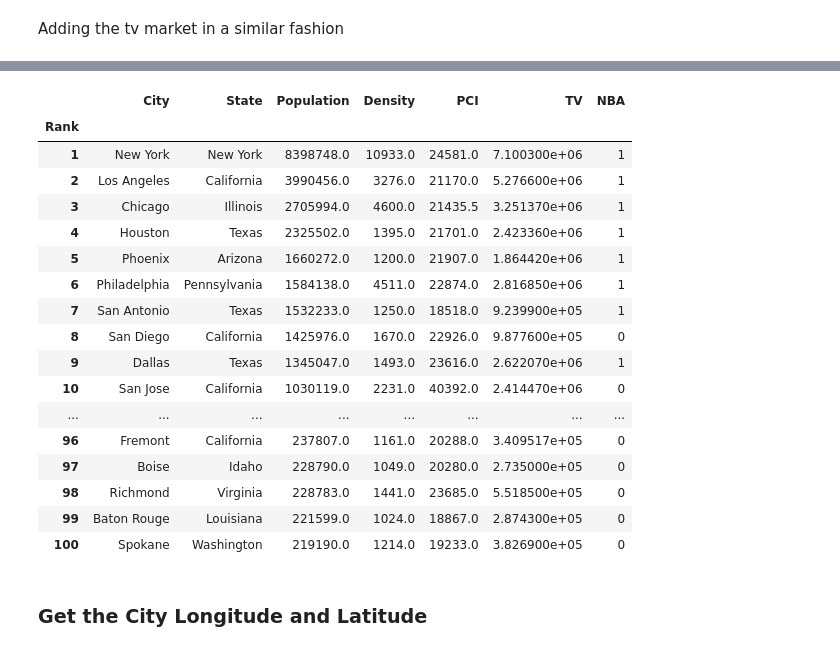
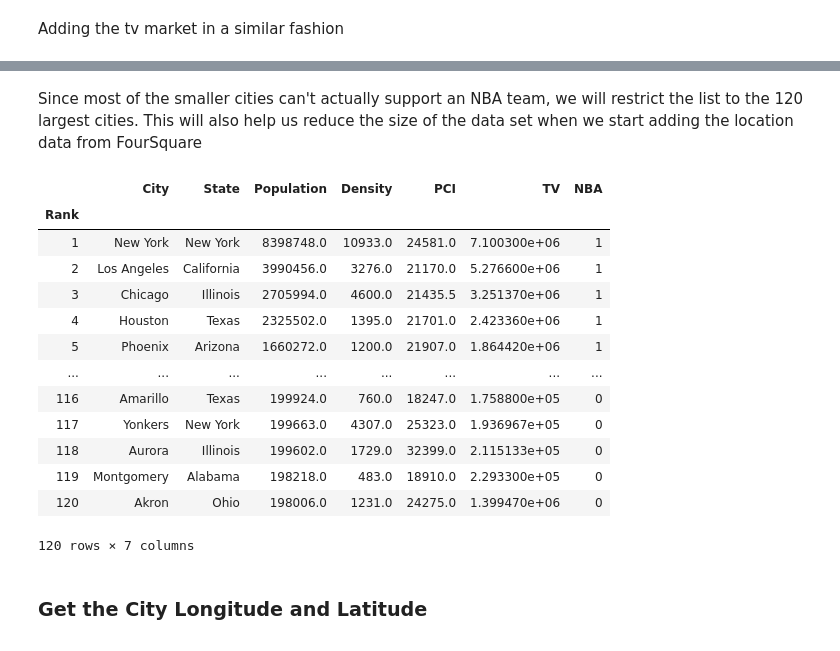
Before and after one commit to dchaas/Coursera_Capstone, a Jupyter notebook: Find_the_next_NBA_City.ipynb, the cells around one changed output, grey strips where cells are left out. Drawn from its saved outputs; the diff is of its cells as text; code cells hidden in the pictures.

```diff
--- a/Find_the_next_NBA_City.ipynb
+++ b/Find_the_next_NBA_City.ipynb
@@ -556,6 +507,16 @@ df_data.NBA.value_counts()
 # set outlier manually (Golden State = San Francisco)
 cols = df_data['City']=='San Francisco'
 df_data.loc[cols,'NBA']=1
+# set outlier manually (Utah = Salt Lake City)
+cols = df_data['City']=='Salt Lake City'
+df_data.loc[cols,'NBA']=1
+# set outlier manually (Minnesota = Minneapolis)
+cols = df_data['City']=='Minneapolis'
+df_data.loc[cols,'NBA']=1
+# set outlier manually (Indiana = Indianapolis)
+cols = df_data['City']=='Indianapolis'
+df_data.loc[cols,'NBA']=1
+
 df_data
 # %% [output]
 |  | City | State | Population | Density | PCI | TV | NBA |
@@ -579,27 +536,25 @@ df_data
+# %% [markdown]
+Since most of the smaller cities can't actually support an NBA team, we will restrict the list to the 120 largest cities. This will also help us reduce the size of the data set when we start adding the location data from FourSquare
 # %%
-# take only the top 100 largest cities to both reduce data size and the realization that small cities
+# take only the top 120 largest cities to both reduce data size and the realization that small cities
 # won't be able support an NBA franchse
-city_data = df_data.iloc[0:100]
+city_data = df_data.iloc[0:120]
 city_data
 # %% [output]
 |  | City | State | Population | Density | PCI | TV | NBA |
 | Rank |  |  |  |  |  |  |  |
 | 1 | New York | New York | 8398748.0 | 10933.0 | 24581.0 | 7.100300e+06 | 1 |
 | 2 | Los Angeles | California | 3990456.0 | 3276.0 | 21170.0 | 5.276600e+06 | 1 |
 | 3 | Chicago | Illinois | 2705994.0 | 4600.0 | 21435.5 | 3.251370e+06 | 1 |
 | 4 | Houston | Texas | 2325502.0 | 1395.0 | 21701.0 | 2.423360e+06 | 1 |
 | 5 | Phoenix | Arizona | 1660272.0 | 1200.0 | 21907.0 | 1.864420e+06 | 1 |
-| 6 | Philadelphia | Pennsylvania | 1584138.0 | 4511.0 | 22874.0 | 2.816850e+06 | 1 |
-| 7 | San Antonio | Texas | 1532233.0 | 1250.0 | 18518.0 | 9.239900e+05 | 1 |
-| 8 | San Diego | California | 1425976.0 | 1670.0 | 22926.0 | 9.877600e+05 | 0 |
-| 9 | Dallas | Texas | 1345047.0 | 1493.0 | 23616.0 | 2.622070e+06 | 1 |
-| 10 | San Jose | California | 1030119.0 | 2231.0 | 40392.0 | 2.414470e+06 | 0 |
 | ... | ... | ... | ... | ... | ... | ... | ... |
-| 96 | Fremont | California | 237807.0 | 1161.0 | 20288.0 | 3.409517e+05 | 0 |
-| 97 | Boise | Idaho | 228790.0 | 1049.0 | 20280.0 | 2.735000e+05 | 0 |
-| 98 | Richmond | Virginia | 228783.0 | 1441.0 | 23685.0 | 5.518500e+05 | 0 |
-| 99 | Baton Rouge | Louisiana | 221599.0 | 1024.0 | 18867.0 | 2.874300e+05 | 0 |
-| 100 | Spokane | Washington | 219190.0 | 1214.0 | 19233.0 | 3.826900e+05 | 0 |
+| 116 | Amarillo | Texas | 199924.0 | 760.0 | 18247.0 | 1.758800e+05 | 0 |
+| 117 | Yonkers | New York | 199663.0 | 4307.0 | 25323.0 | 1.936967e+05 | 0 |
+| 118 | Aurora | Illinois | 199602.0 | 1729.0 | 32399.0 | 2.115133e+05 | 0 |
+| 119 | Montgomery | Alabama | 198218.0 | 483.0 | 18910.0 | 2.293300e+05 | 0 |
+| 120 | Akron | Ohio | 198006.0 | 1231.0 | 24275.0 | 1.399470e+06 | 0 |
+120 rows × 7 columns
 # %% [markdown]
 ### Get the City Longitude and Latitude
 # %%
```
Also changed, not shown: parts of 41 cells of this notebook, 1 other file.
